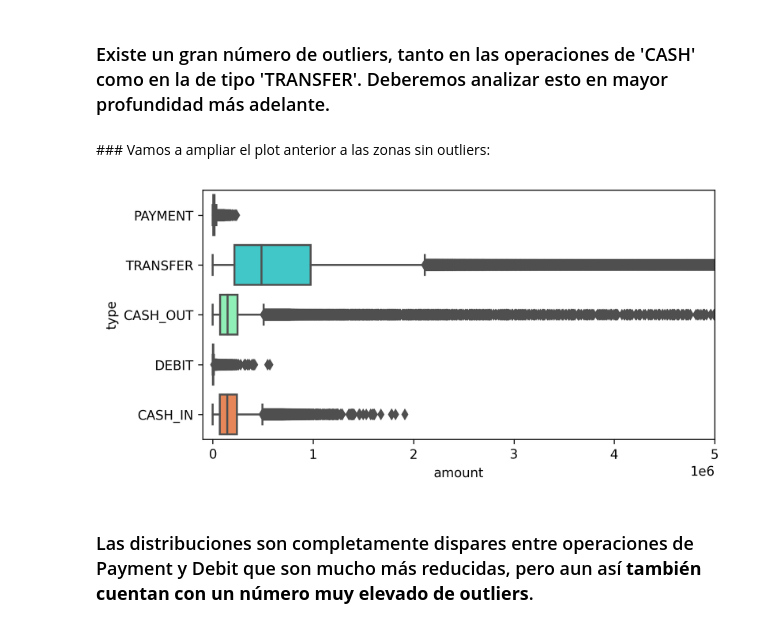
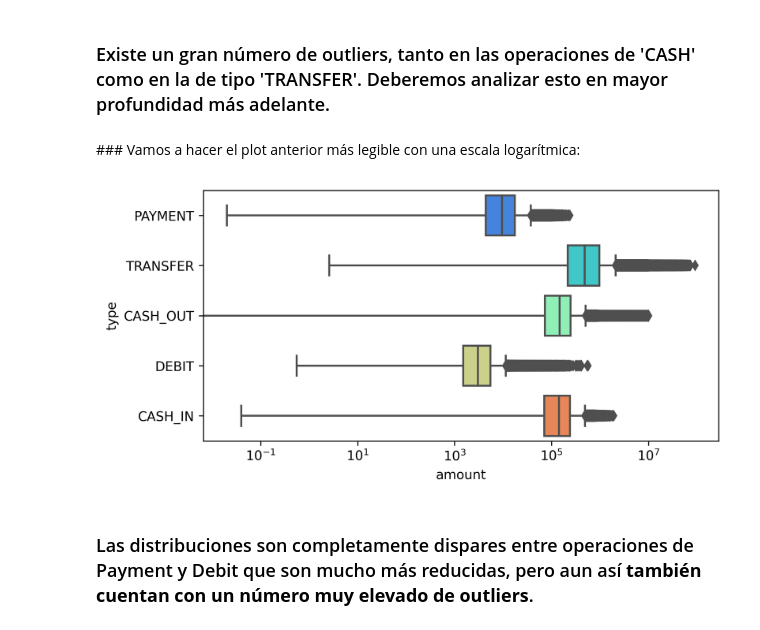
Before and after one commit to carlos-castro-davd/trabajo-6, a Jupyter notebook: develop/exploratory.ipynb, the cells around one changed output. Saved outputs shown, nothing was run; the diff lists cells and outputs as text; code cells hidden in the pictures.

```diff
--- a/des/exploratory.ipynb
+++ b/develop/exploratory.ipynb
@@ -48,18 +48,18 @@ sns.boxplot(x="amount", y="type", data=df,
 # %% [markdown]
 ### Existe un gran número de outliers, tanto en las operaciones de 'CASH' como en la de tipo 'TRANSFER'. Deberemos analizar esto en mayor profundidad más adelante.
 # %% [markdown]
-### Vamos a ampliar el plot anterior a las zonas sin outliers:
+### Vamos a hacer el plot anterior más legible con una escala logarítmica:
 # %%
 fig, ax = plt.subplots(figsize=(7.08,3.54), dpi=300)
 
 sns.boxplot(x="amount", y="type", data=df,
             #whis=[0, 100], width=.6,
             palette="rainbow")
 
-ax.set_xlim([-100000,5000000])
+plt.xscale('log')
 
 plt.show()
 # %% [output]
-[figure, old version]
+[figure, new version]
 # %% [markdown]
 ### Las distribuciones son completamente dispares entre operaciones de Payment y Debit que son mucho más reducidas, pero aun así **también cuentan con un número muy elevado de outliers**.
```
Also changed, not shown: parts of 12 cells of this notebook, 1 other file.
